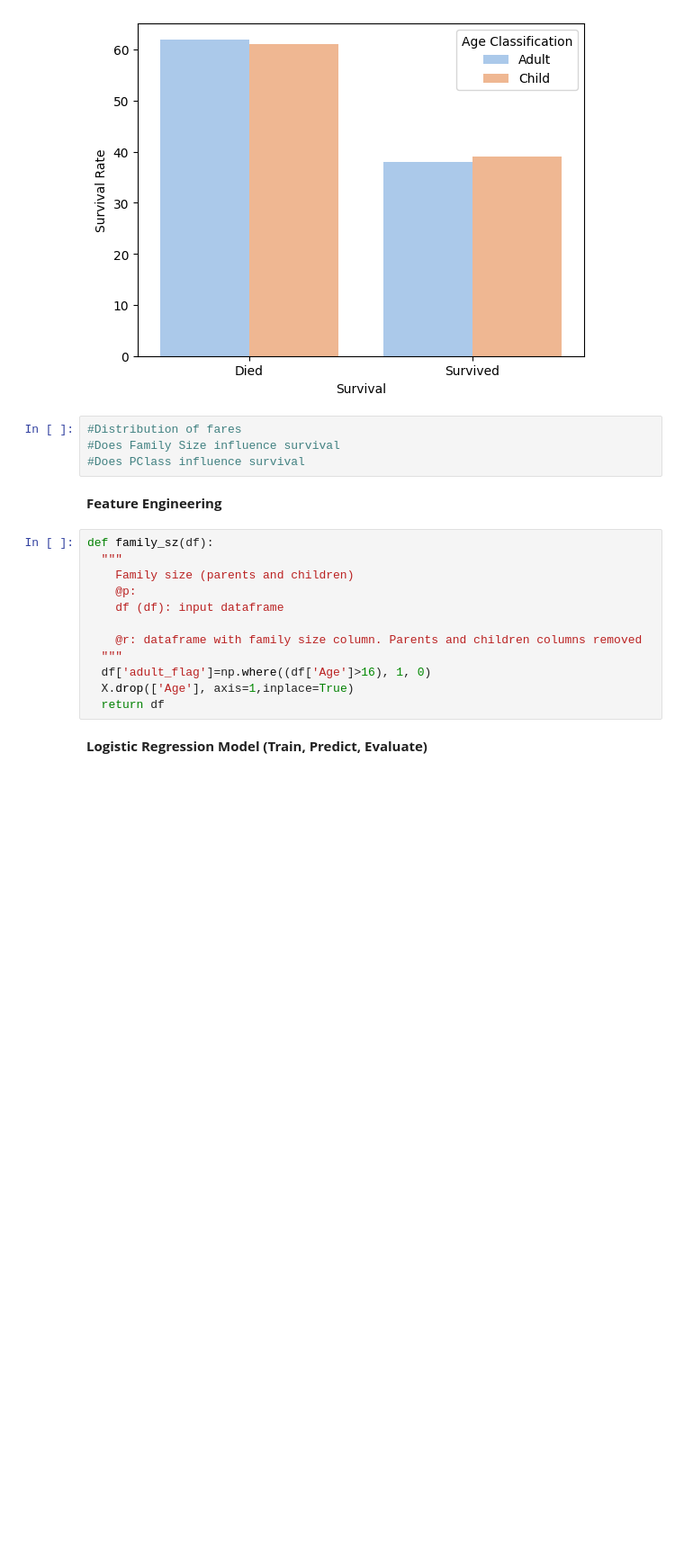
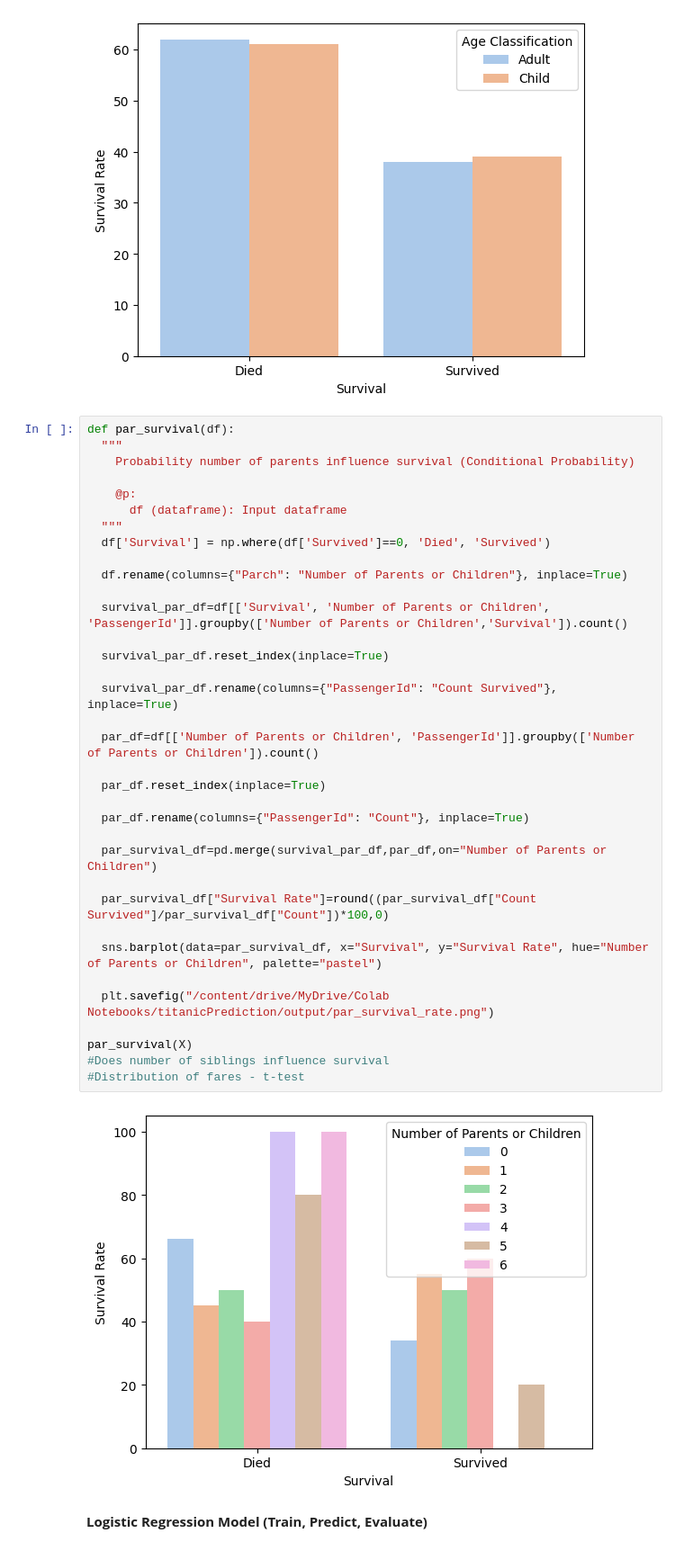
Before and after one commit to rhiats/titanicPrediction, a Jupyter notebook: titanicPred.ipynb, the cells around one changed output. Shown at 90% size. Saved outputs shown, nothing was run; the diff lists cells and outputs as text; blank space fills up the shorter version.

Commit message:
Chance of survival with parents and children. Removed feature engineering

```diff
--- a/titanicPred.ipynb
+++ b/titanicPred.ipynb
@@ -204,24 +204,43 @@ def age_survival(df):
 age_survival(X)
 # %% [output]
 [figure]
-# %%
-#Distribution of fares
-#Does Family Size influence survival
-#Does PClass influence survival
-# %% [markdown]
-**Feature Engineering**
-# %%
-def family_sz(df):
-  """
-    Family size (parents and children)
-    @p:
-    df (df): input dataframe
-
-    @r: dataframe with family size column. Parents and children columns removed
-  """
-  df['adult_flag']=np.where((df['Age']>16), 1, 0)
-  X.drop(['Age'], axis=1,inplace=True)
-  return df
+# %%
+def par_survival(df):
+  """
+    Probability number of parents influence survival (Conditional Probability)
+
+    @p:
+      df (dataframe): Input dataframe
+  """
+  df['Survival'] = np.where(df['Survived']==0, 'Died', 'Survived')
+
+  df.rename(columns={"Parch": "Number of Parents or Children"}, inplace=True)
+
+  survival_par_df=df[['Survival', 'Number of Parents or Children', 'PassengerId']].groupby(['Number of Parents or Children','Survival']).count()
+
+  survival_par_df.reset_index(inplace=True)
+
+  survival_par_df.rename(columns={"PassengerId": "Count Survived"}, inplace=True)
+
+  par_df=df[['Number of Parents or Children', 'PassengerId']].groupby(['Number of Parents or Children']).count()
+
+  par_df.reset_index(inplace=True)
+
+  par_df.rename(columns={"PassengerId": "Count"}, inplace=True)
+
+  par_survival_df=pd.merge(survival_par_df,par_df,on="Number of Parents or Children")
+
+  par_survival_df["Survival Rate"]=round((par_survival_df["Count Survived"]/par_survival_df["Count"])*100,0)
+
+  sns.barplot(data=par_survival_df, x="Survival", y="Survival Rate", hue="Number of Parents or Children", palette="pastel")
+
+  plt.savefig("/content/drive/MyDrive/Colab Notebooks/titanicPrediction/output/par_survival_rate.png")
+
+par_survival(X)
+#Does number of siblings influence survival
+#Distribution of fares - t-test
+# %% [output]
+[figure, added]
 # %% [markdown]
 **Logistic Regression Model (Train, Predict, Evaluate)**
 # %% [markdown]
```
Also changed, not shown: parts of 1 cell of this notebook.
